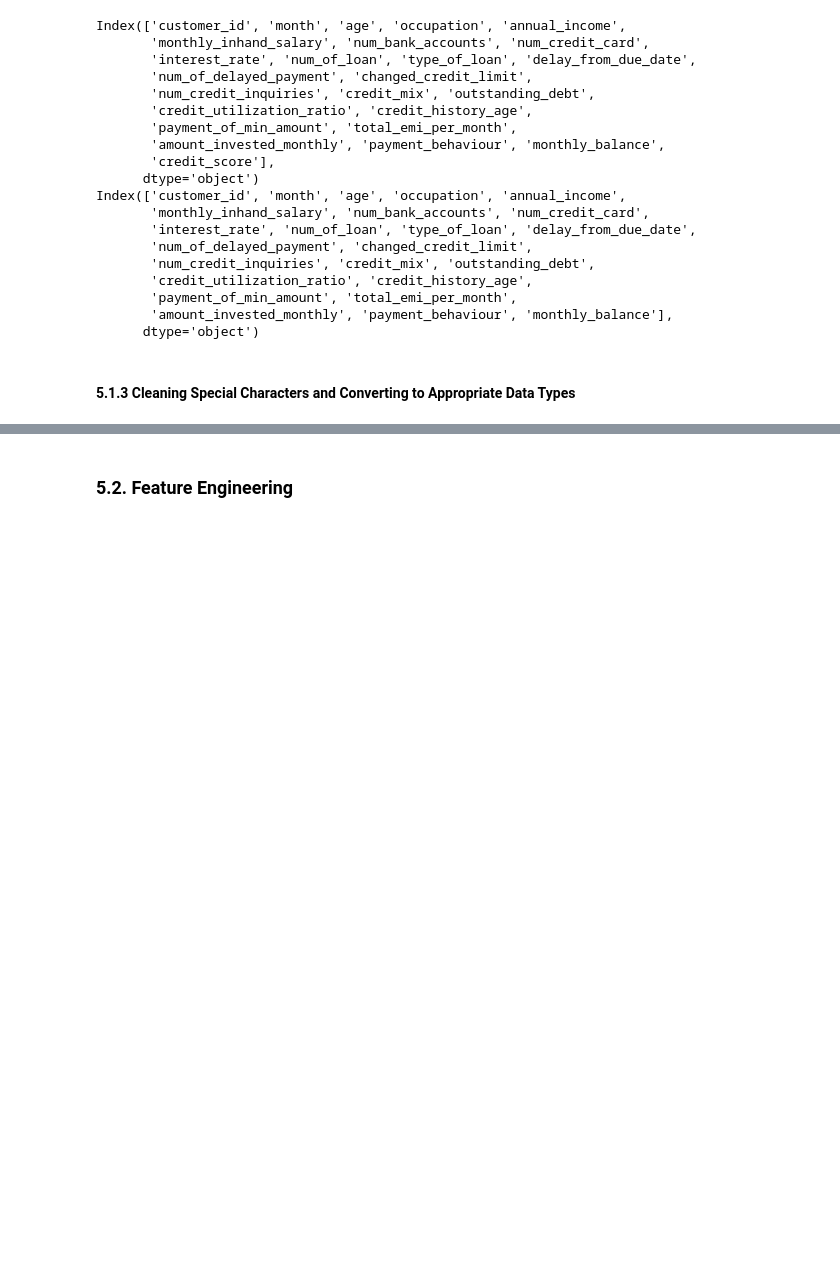
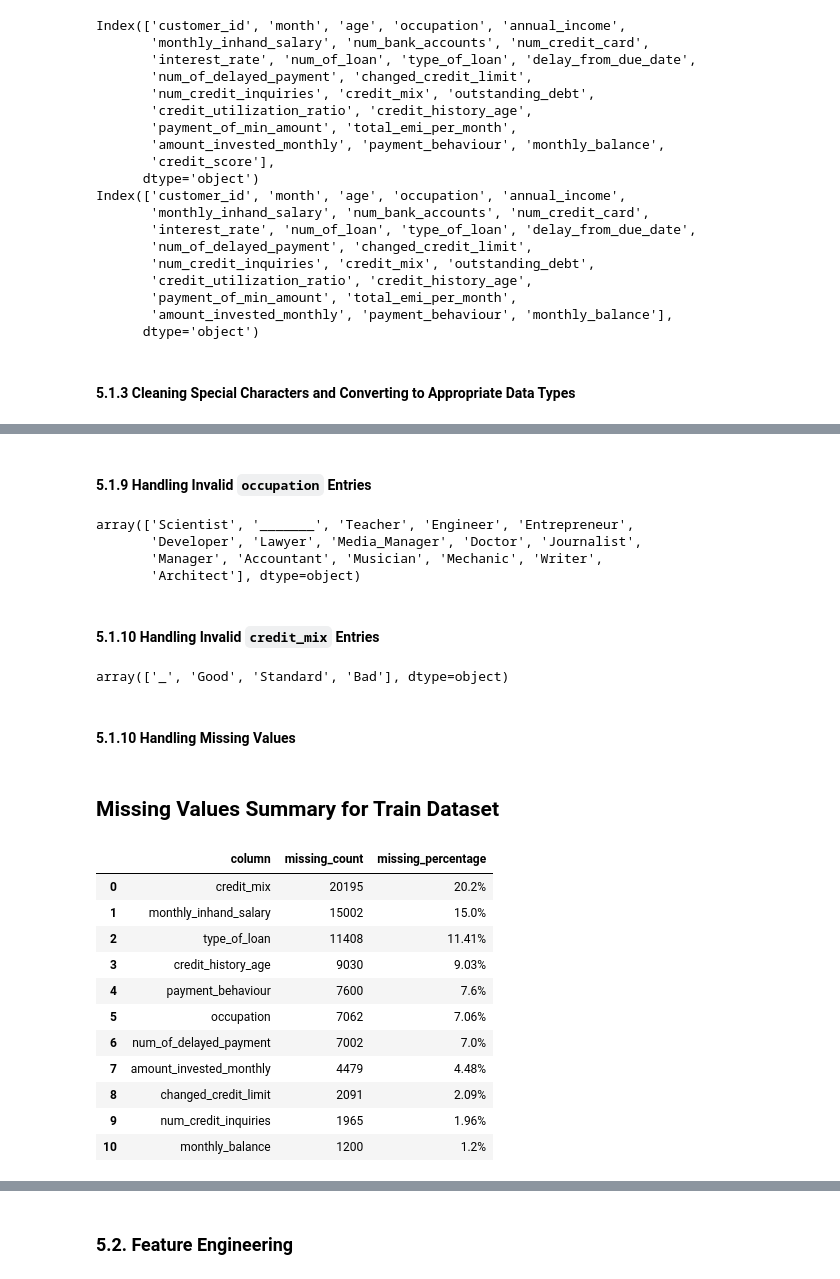
Before and after one commit to Nelkit/DSI-AT2-data-analysis-project, a Jupyter notebook: notebooks/DSI_AT2_data_analysis_project.ipynb, the cells around one changed output, grey strips where cells are left out. Saved outputs shown, nothing was run; the diff lists cells and outputs as text; code cells hidden in the pictures; blank space fills up the shorter version.

```diff
--- a/notebooks/DSI_AT2_data_analysis_project.ipynb
+++ b/notebooks/DSI_AT2_data_analysis_project.ipynb
@@ -561,0 +639,4 @@ df_cleaned_train['num_bank_accounts'] = df_cleaned_train['num_bank_accounts'].ap
+# %%
+df_cleaned_train['payment_of_min_amount'].replace("NM","No",inplace=True)
+
+df_cleaned_train['payment_of_min_amount'].value_counts()
@@ -561,0 +660,4 @@ df_cleaned_train['num_bank_accounts'] = df_cleaned_train['num_bank_accounts'].ap
+# %%
+df_cleaned_train['payment_behaviour']= df_cleaned_train['payment_behaviour'].replace("!@9#%8",np.nan)
+
+df_cleaned_train['payment_behaviour'].value_counts()
@@ -561,0 +674,19 @@ df_cleaned_train['num_bank_accounts'] = df_cleaned_train['num_bank_accounts'].ap
+# %% [markdown]
+#### 5.1.9 Handling Invalid `occupation` Entries
+# %%
+df_cleaned_train['occupation'].unique()
+# %% [output]
+array(['Scientist', '_______', 'Teacher', 'Engineer', 'Entrepreneur',
+       'Developer', 'Lawyer', 'Media_Manager', 'Doctor', 'Journalist',
+       'Manager', 'Accountant', 'Musician', 'Mechanic', 'Writer',
+       'Architect'], dtype=object)
+# %%
+#create a maks by occupation that is equal to _______
+occupation_mask = df_cleaned_train.loc[df_cleaned_train['occupation'] == '_______', 'occupation']
+df_cleaned_train.loc[occupation_mask.index, 'occupation'] = np.nan
+# %% [markdown]
+#### 5.1.10 Handling Invalid `credit_mix` Entries
+# %%
+df_cleaned_train['credit_mix'].unique()
+# %% [output]
+array(['_', 'Good', 'Standard', 'Bad'], dtype=object)
@@ -561,0 +697,18 @@ df_cleaned_train['num_bank_accounts'] = df_cleaned_train['num_bank_accounts'].ap
+# %% [markdown]
+#### 5.1.10 Handling Missing Values
+# %%
+check_missing_values(df_cleaned_train, dataset_name="Train Dataset")
+# %% [output]
+Missing Values Summary for Train Dataset
+|  | column | missing_count | missing_percentage |
+| 0 | credit_mix | 20195 | 20.2% |
+| 1 | monthly_inhand_salary | 15002 | 15.0% |
+| 2 | type_of_loan | 11408 | 11.41% |
+| 3 | credit_history_age | 9030 | 9.03% |
+| 4 | payment_behaviour | 7600 | 7.6% |
+| 5 | occupation | 7062 | 7.06% |
+| 6 | num_of_delayed_payment | 7002 | 7.0% |
+| 7 | amount_invested_monthly | 4479 | 4.48% |
+| 8 | changed_credit_limit | 2091 | 2.09% |
+| 9 | num_credit_inquiries | 1965 | 1.96% |
+| 10 | monthly_balance | 1200 | 1.2% |
```
Also changed, not shown: parts of 24 cells of this notebook.
